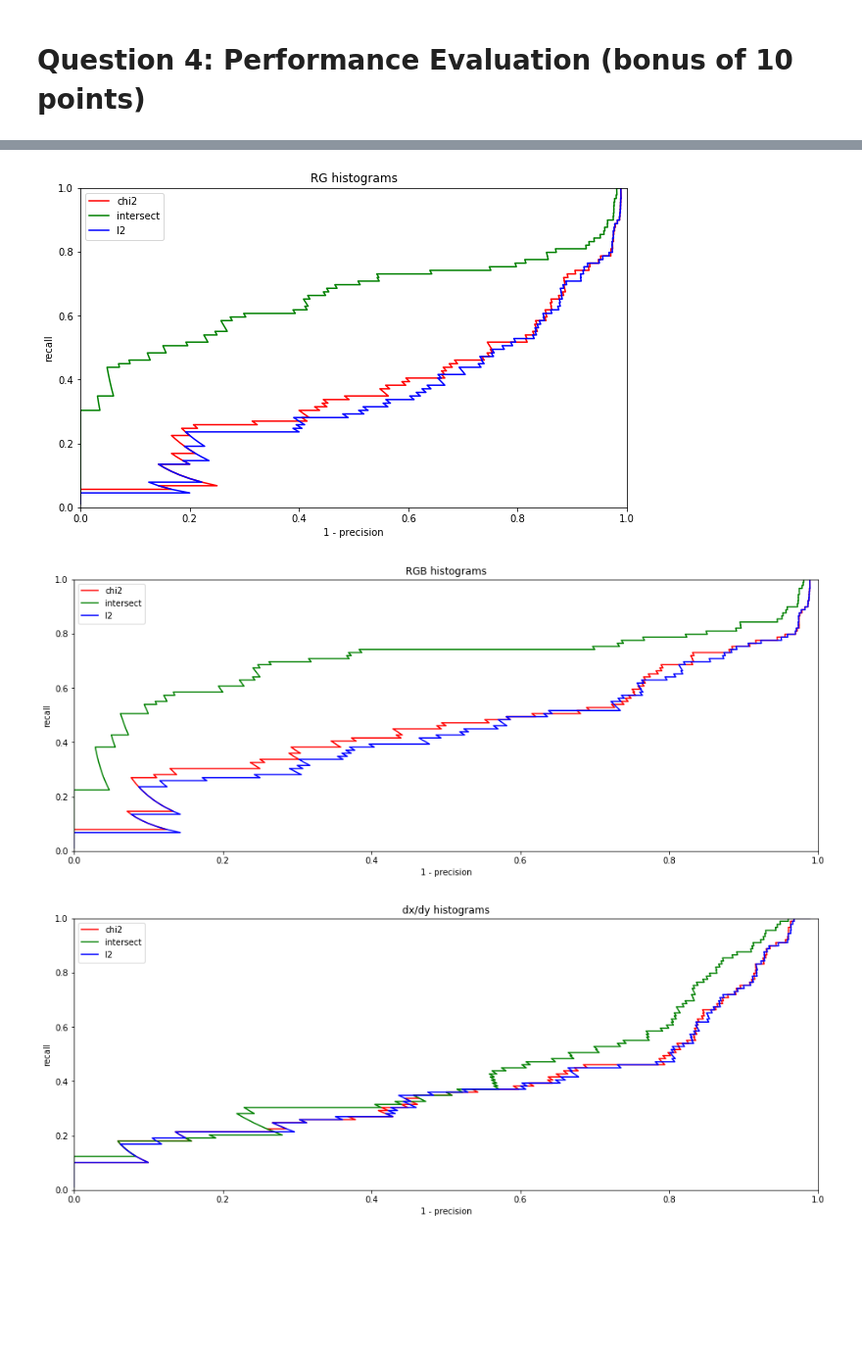
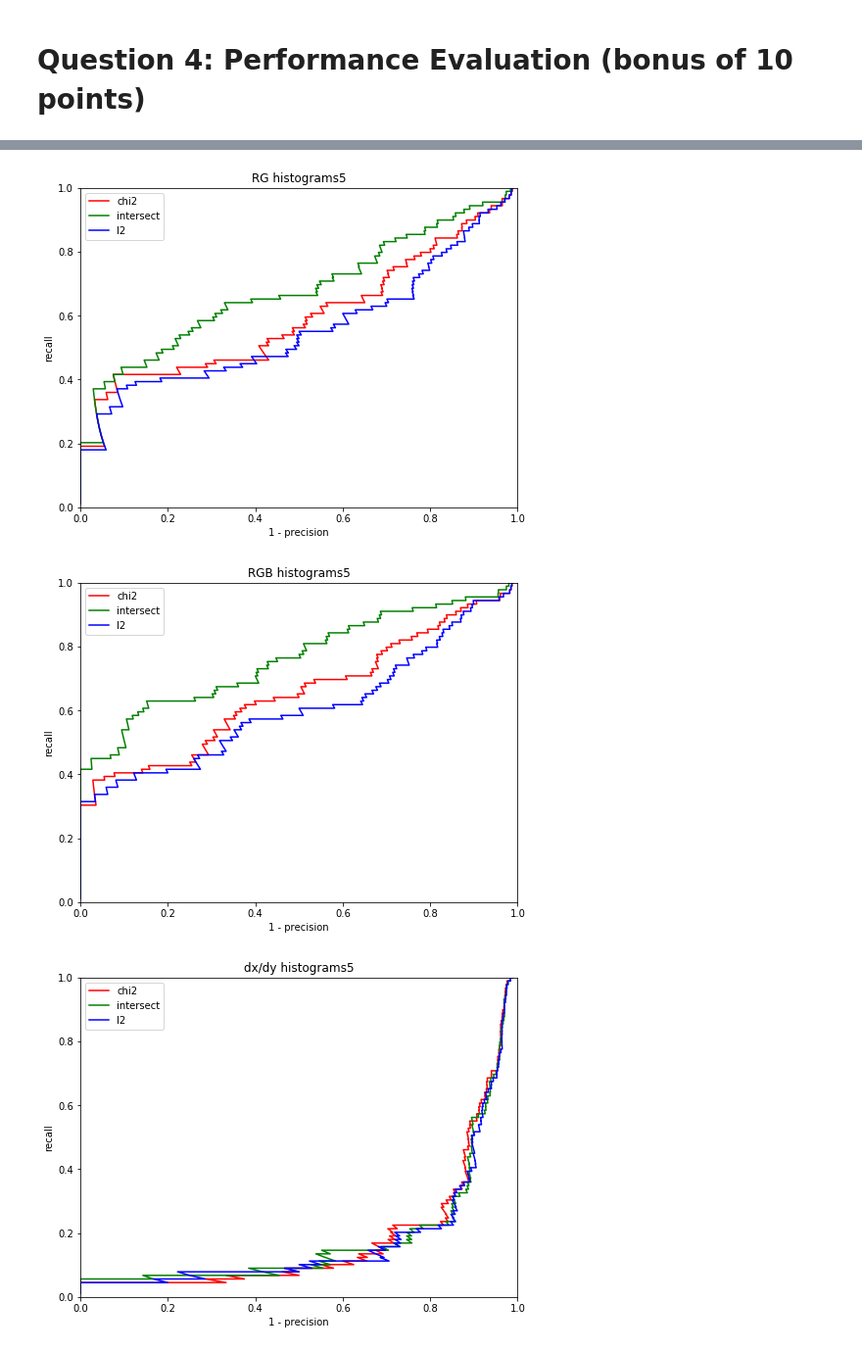
Before and after one commit to EgonFerri/AML-lab1, a Jupyter notebook: Assignment/Identification/Object_Identification_(Q3&Q4).ipynb, the cells around one changed output, grey strips where cells are left out. Shown at 98% size. Drawn from its saved outputs; the diff is of its cells as text; code cells hidden in the pictures; blank space fills up the shorter version.

```diff
--- a/Assignment/Identification/Object_Identification_(Q3&Q4).ipynb
+++ b/Assignment/Identification/Object_Identification_(Q3&Q4).ipynb
@@ -148,21 +141,21 @@ num_bins = 20
-# %%
-plt.figure(8, figsize=(10, 6))
-rpc_module.compare_dist_rpc(model_images, query_images, ['chi2', 'intersect', 'l2'], 'rg', num_bins, ['r', 'g', 'b'])
-plt.title('RG histograms')
-plt.show()
-# %% [output]
-[figure, removed]
 # %%
-plt.figure(9, figsize=(16, 6))
-rpc_module.compare_dist_rpc(model_images, query_images, ['chi2', 'intersect', 'l2'], 'rgb', num_bins // 2, ['r', 'g', 'b'])
-plt.title('RGB histograms')
-plt.show()
+for num_bins in [5,10,20,50]:
+    plt.figure(figsize=(8, 6))
+    rpc_module.compare_dist_rpc(model_images, query_images, ['chi2', 'intersect', 'l2'], 'rg', num_bins, ['r', 'g', 'b'])
+    plt.title('RG histograms'+str(num_bins))
+    plt.savefig('.\plots\RG_histograms'+str(num_bins))
+
+    plt.figure(figsize=(8, 6))
+    rpc_module.compare_dist_rpc(model_images, query_images, ['chi2', 'intersect', 'l2'], 'rgb', num_bins, ['r', 'g', 'b'])
+    plt.title('RGB histograms'+str(num_bins))
+    plt.savefig('.\plots\RGB_histograms'+str(num_bins))
 
 
-plt.figure(10, figsize=(16, 6))
-rpc_module.compare_dist_rpc(model_images, query_images, ['chi2', 'intersect', 'l2'], 'dxdy', num_bins, ['r', 'g', 'b'])
-plt.title('dx/dy histograms')
-plt.show()
+    plt.figure(figsize=(8, 6))
+    rpc_module.compare_dist_rpc(model_images, query_images, ['chi2', 'intersect', 'l2'], 'dxdy', num_bins, ['r', 'g', 'b'])
+    plt.title('dx/dy histograms'+str(num_bins))
+    plt.savefig('.\plots\dxdy_histograms'+str(num_bins))
 # %% [output]
-[figure, old version]
+[figure, new version]
-[figure, old version]
+[figure, new version]
+[figure, added]
```
Also changed, not shown: parts of 4 cells of this notebook, 12 other files.
